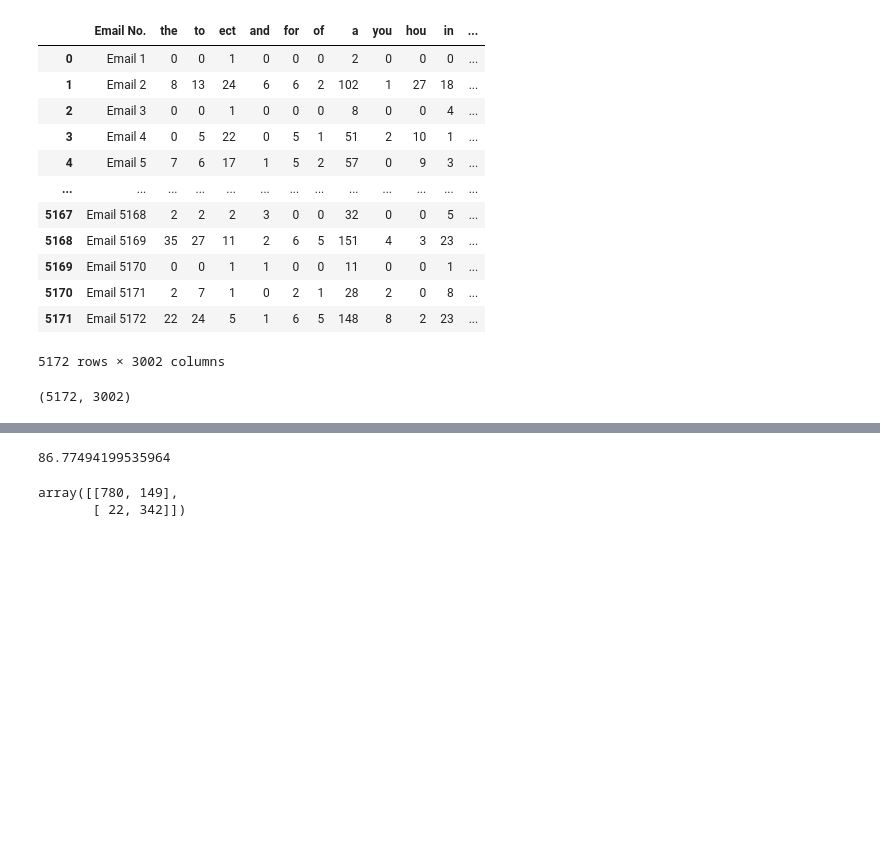
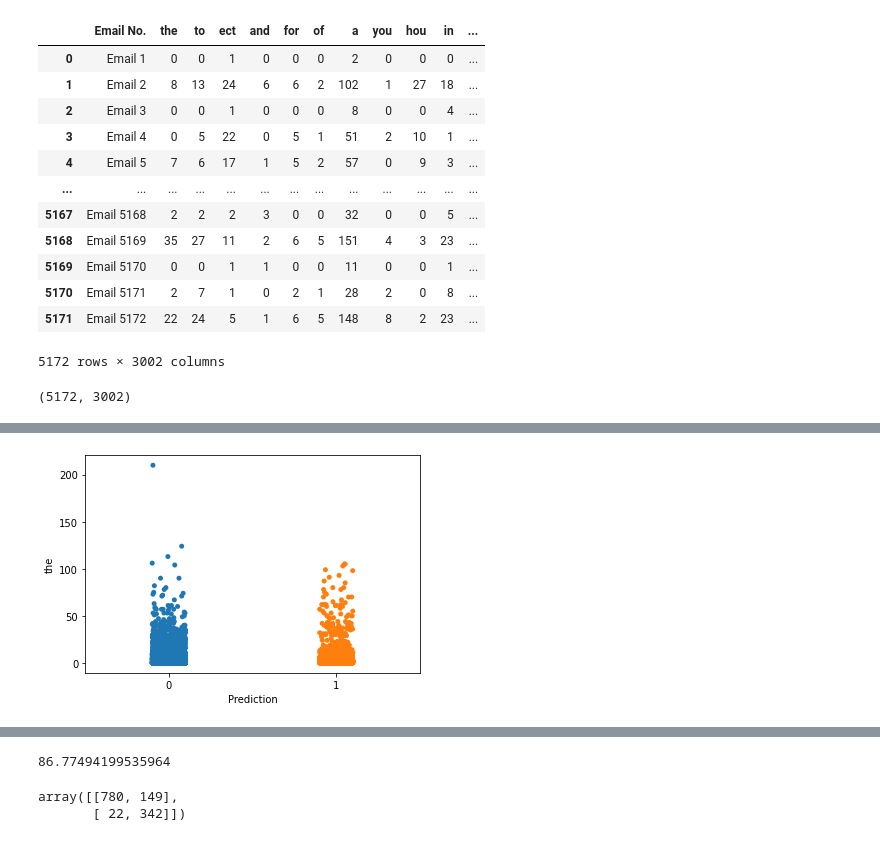
Before and after one commit to ak424/smartknower, a Jupyter notebook: Spam_predict.ipynb, the cells around one changed output, grey strips where cells are left out. Saved outputs shown, nothing was run; the diff lists cells and outputs as text; code cells hidden in the pictures; blank space fills up the shorter version.

```diff
--- a/Spam_predict.ipynb
+++ b/Spam_predict.ipynb
@@ -29,0 +62,4 @@ df.shape
+# %%
+ar = sns.stripplot(x="Prediction", y="the",data=df, jitter=True,edgecolor="gray")
+# %% [output]
+[figure, added]
```
Also changed, not shown: parts of 7 cells of this notebook.
